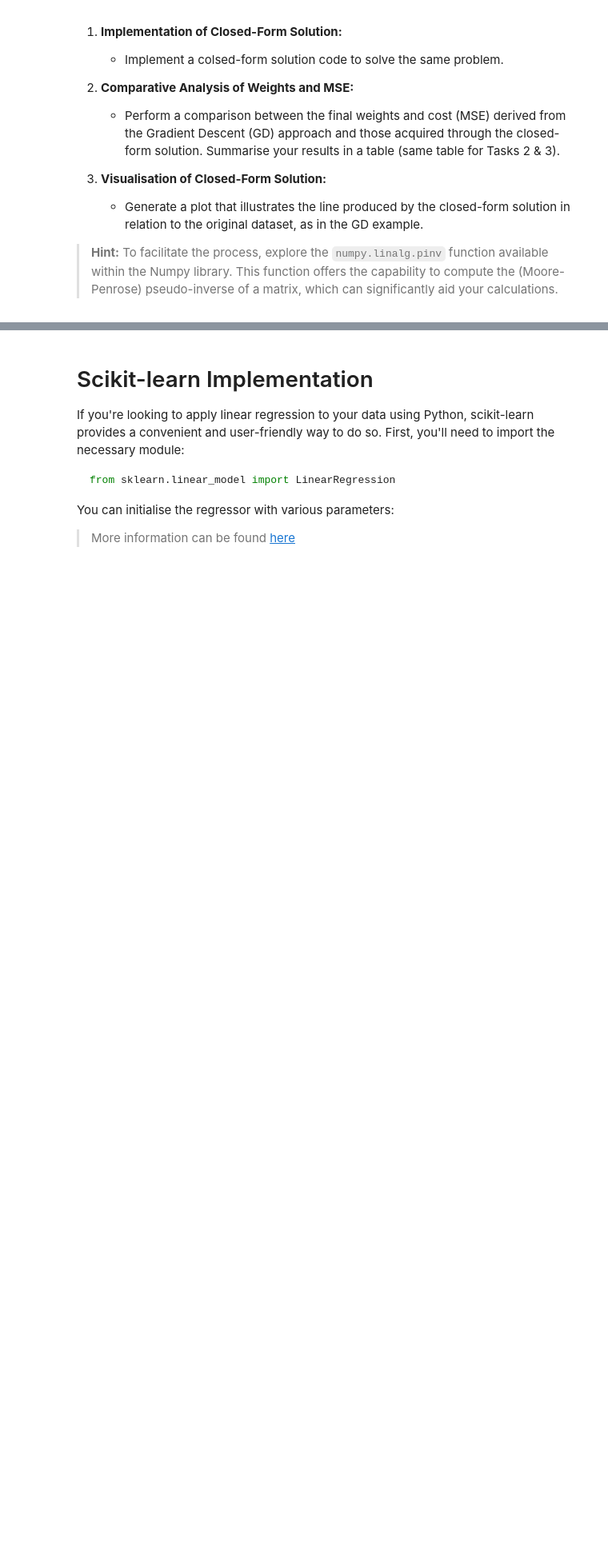
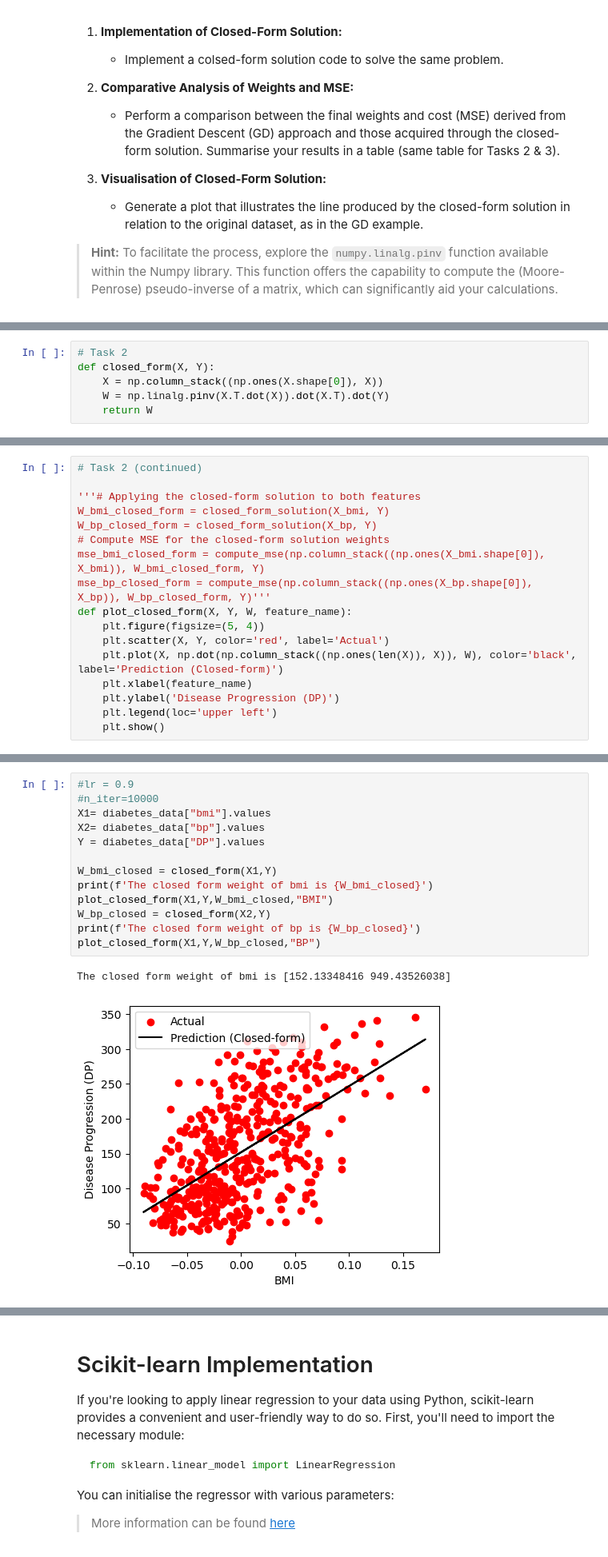
Before and after one commit to zequanwen/ML, a Jupyter notebook: 02_ML_LR.ipynb, the cells around one changed output, grey strips where cells are left out. Shown at 80% size. Cells and saved outputs as stored; diff of their text form; blank space fills up the shorter version.

Commit message:
task2

```diff
--- a/02_ML_LR.ipynb
+++ b/02_ML_LR.ipynb
@@ -385,0 +379,6 @@ In this section, we will apply the closed-form solution to address the preceding
+# %%
+# Task 2
+def closed_form(X, Y):
+    X = np.column_stack((np.ones(X.shape[0]), X))
+    W = np.linalg.pinv(X.T.dot(X)).dot(X.T).dot(Y)
+    return W
@@ -385,0 +391,17 @@ In this section, we will apply the closed-form solution to address the preceding
+# %%
+# Task 2 (continued)
+
+'''# Applying the closed-form solution to both features
+W_bmi_closed_form = closed_form_solution(X_bmi, Y)
+W_bp_closed_form = closed_form_solution(X_bp, Y)
+# Compute MSE for the closed-form solution weights
+mse_bmi_closed_form = compute_mse(np.column_stack((np.ones(X_bmi.shape[0]), X_bmi)), W_bmi_closed_form, Y)
+mse_bp_closed_form = compute_mse(np.column_stack((np.ones(X_bp.shape[0]), X_bp)), W_bp_closed_form, Y)'''
+def plot_closed_form(X, Y, W, feature_name):
+    plt.figure(figsize=(5, 4))
+    plt.scatter(X, Y, color='red', label='Actual')
+    plt.plot(X, np.dot(np.column_stack((np.ones(len(X)), X)), W), color='black', label='Prediction (Closed-form)')
+    plt.xlabel(feature_name)
+    plt.ylabel('Disease Progression (DP)')
+    plt.legend(loc='upper left')
+    plt.show()
@@ -385,0 +423,16 @@ In this section, we will apply the closed-form solution to address the preceding
+# %%
+#lr = 0.9
+#n_iter=10000
+X1= diabetes_data["bmi"].values
+X2= diabetes_data["bp"].values
+Y = diabetes_data["DP"].values
+
+W_bmi_closed = closed_form(X1,Y)
+print(f'The closed form weight of bmi is {W_bmi_closed}')
+plot_closed_form(X1,Y,W_bmi_closed,"BMI")
+W_bp_closed = closed_form(X2,Y)
+print(f'The closed form weight of bp is {W_bp_closed}')
+plot_closed_form(X1,Y,W_bp_closed,"BP")
+# %% [output]
+The closed form weight of bmi is [152.13348416 949.43526038]
+[figure, added]
```
Also changed, not shown: parts of 8 cells of this notebook.
